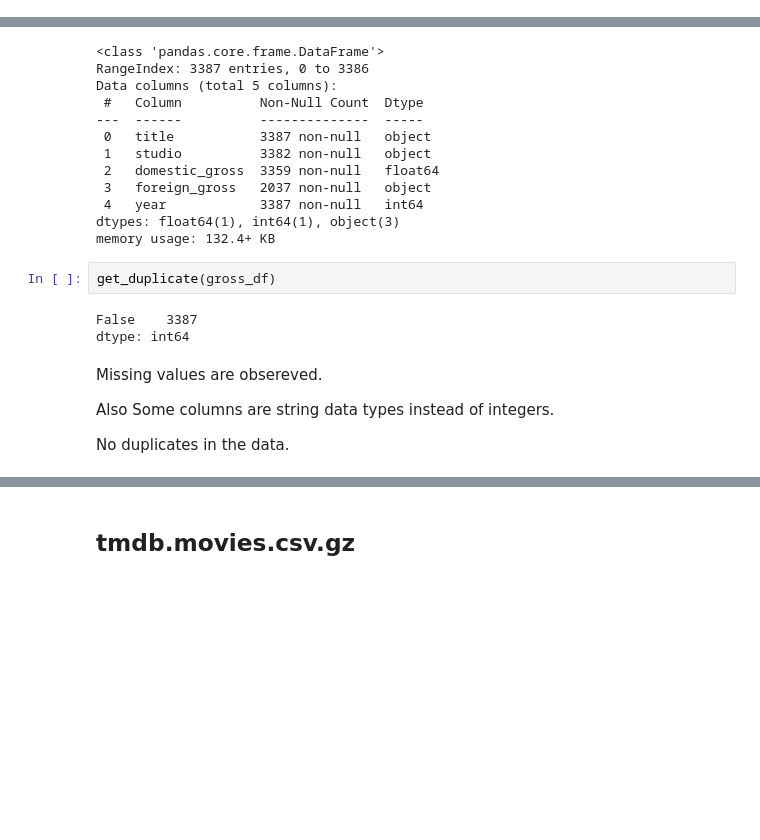
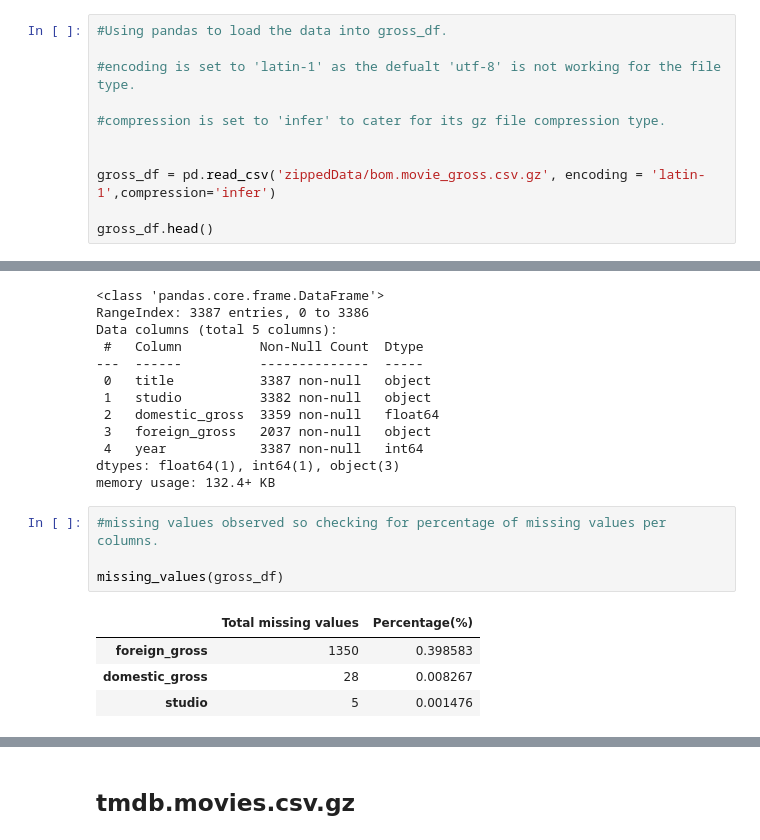
Before and after one commit to K1nyash/Phase_1-Project-Movie_Analysis, a Jupyter notebook: Movie_Project.ipynb, the cells around one changed output, grey strips where cells are left out. Cells and saved outputs as stored; diff of their text form; blank space fills up the shorter version.

```diff
--- a/Movie_Project.ipynb
+++ b/Movie_Project.ipynb
@@ -228,0 +262,11 @@ gross_df.head()
+# %%
+#Using pandas to load the data into gross_df.
+
+#encoding is set to 'latin-1' as the defualt 'utf-8' is not working for the file type.
+
+#compression is set to 'infer' to cater for its gz file compression type.
+
+
+gross_df = pd.read_csv('zippedData/bom.movie_gross.csv.gz', encoding = 'latin-1',compression='infer')
+
+gross_df.head()
@@ -241,14 +292,12 @@ Data columns (total 5 columns):
  4   year            3387 non-null   int64
 dtypes: float64(1), int64(1), object(3)
 memory usage: 132.4+ KB
-# %%
-get_duplicate(gross_df)
-# %% [output]
-False    3387
-dtype: int64
-# %% [markdown]
-Missing values are obsereved.
-
-Also Some columns are string data types instead of integers.
-
-No duplicates in the data.
+# %%
+#missing values observed so checking for percentage of missing values per columns.
+
+missing_values(gross_df)
+# %% [output]
+|  | Total missing values | Percentage(%) |
+| foreign_gross | 1350 | 0.398583 |
+| domestic_gross | 28 | 0.008267 |
+| studio | 5 | 0.001476 |
```
Also changed, not shown: parts of 42 cells of this notebook.
